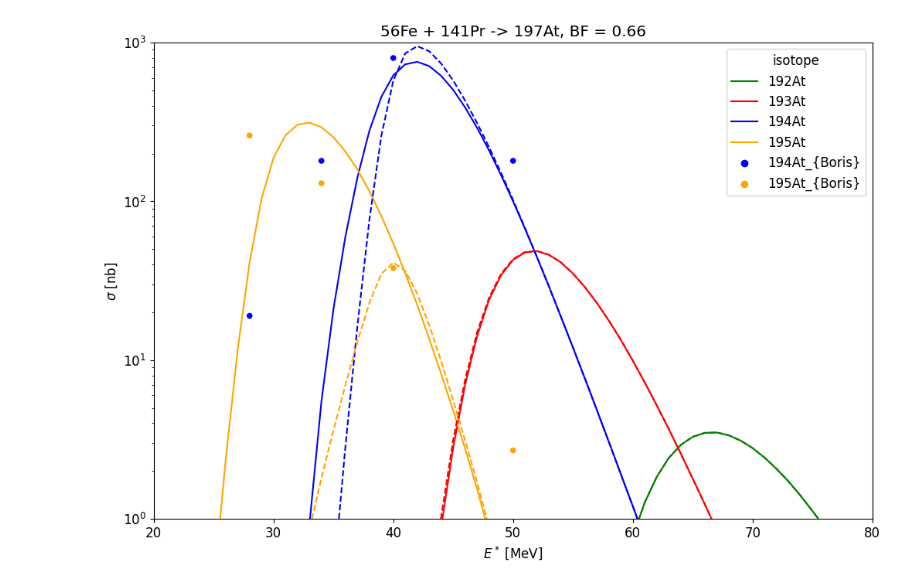
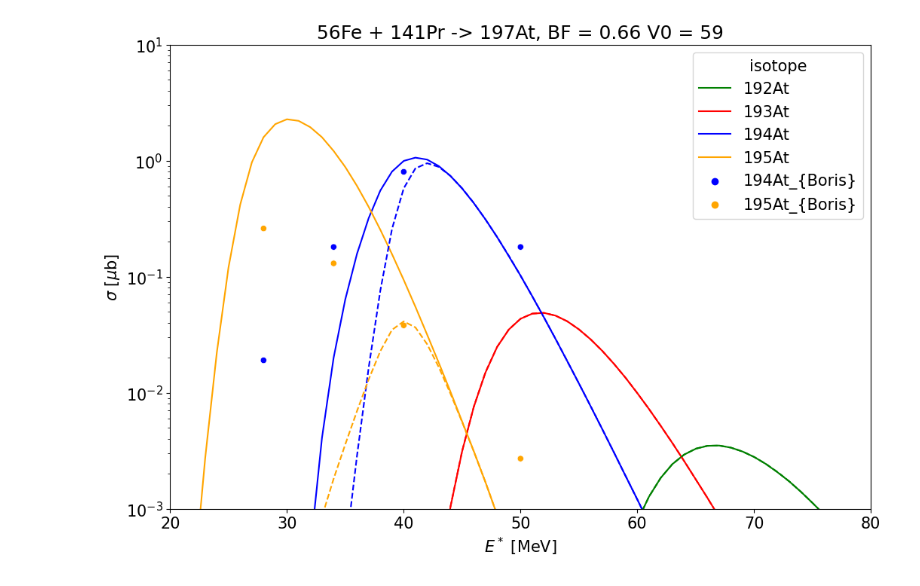
Before and after one commit to AdamSitarcik/hivap, a Jupyter notebook: MyHivap/results/197at/197at.ipynb, the cells around one changed output. Drawn from its saved outputs; the diff is of its cells as text; code cells hidden in the pictures.

```diff
--- a/MyHivap/results/197at/197at.ipynb
+++ b/MyHivap/results/197at/197at.ipynb
@@ -18,4 +54,14 @@ print(file_name10, file_name0)
 # %%
-df10 = pd.read_csv('data/' + file_name10, sep='\t')
-df0 = pd.read_csv('data/' + file_name0, sep='\t')
+proj = '56Fe'
+trg = '141Pr'
+cn = '197At'
+bf = 0.66
+ch = 'xn'
+V0 = 59
+
+file_name10 = proj + '_' + trg + '_' + cn + '_' + ch + '_' + 'IFUS10' + '_' + 'barfac' + str(bf) + '.dat'
+file_name0 = proj + '_' + trg + '_' + cn + '_' + ch + '_' + 'IFUS0' + '_' + 'barfac' + str(bf) + '.dat'
+
+df10 = pd.read_csv('data/v0_var/' + file_name10, sep='\t')
+df0 = pd.read_csv('data/v0_var/' + file_name0, sep='\t')
 df_exp = pd.read_csv('data/exp_data.dat', sep='\t')
@@ -47,7 +75,6 @@ dfm10 = dfm10_mb
 dfm0 = dfm0_mb
 dfm_exp = dfm_exp_mb
 
-dfm10['CS'] = dfm10_mb['CS']*1E6
-dfm0['CS'] = dfm0_mb['CS']*1E6
-dfm_exp['CS'] = dfm_exp_mb['CS']*1E6
-dfm_exp
+dfm10['CS'] = dfm10_mb['CS']*1E3
+dfm0['CS'] = dfm0_mb['CS']*1E3
+dfm_exp['CS'] = dfm_exp_mb['CS']*1E3
@@ -64,21 +81,21 @@ dfm_exp
 # %%
 fig, ax = plt.subplots(figsize=(12,8))
 sns.lineplot(x='E*/MeV', y='CS', hue='isotope', data=dfm10[dfm10['isotope'].isin(list(df10.columns[3:-2]))], palette=['green', 'red', 'blue', 'orange'])
 plt.semilogy()
-plt.ylim(1e-0, 1e3)
+plt.ylim(1e-3, 1e1)
 # plt.xlim(right=50)
 plt.xlim(20, 80)
-plt.title(proj + ' + ' + trg + ' -> ' + cn + ', BF = ' + str(bf))
-plt.ylabel('$\sigma$ [nb]')
+plt.title(proj + ' + ' + trg + ' -> ' + cn + ', BF = ' + str(bf) + ' V0 = ' + str(V0))
+plt.ylabel('$\sigma$ [$\mu$b]')
 plt.xlabel('$E^*$ [MeV]')
 plt.legend(loc='upper right')
 
 sns.lineplot(x='E*/MeV', y='CS', hue='isotope', data=dfm0[dfm0['isotope'].isin(list(df10.columns[3:-2]))], linestyle='--', legend=None, palette=['green', 'red', 'blue', 'orange'])
 
 sns.scatterplot(x='E*', y='CS', hue='isotope', data=dfm_exp, palette=['blue', 'orange'])
 
-plt.rcParams.update({'font.size': 12})
+plt.rcParams.update({'font.size': 15})
 
-plt.savefig(proj + '_' + trg + '_' + cn + '_' + ch + '_' + '_' + 'barfac' + str(bf) + '_massesUpdated' + '.pdf')
+plt.savefig(proj + '_' + trg + '_' + cn + '_' + ch + '_' + '_' + 'barfac' + str(bf) + '_massesUpdated' + '_V0-' + str(V0) + '.pdf')
 # %% [output]
-[figure, old version]
+[figure, new version]
```
Also changed, not shown: parts of 6 cells of this notebook, 23 other files.
